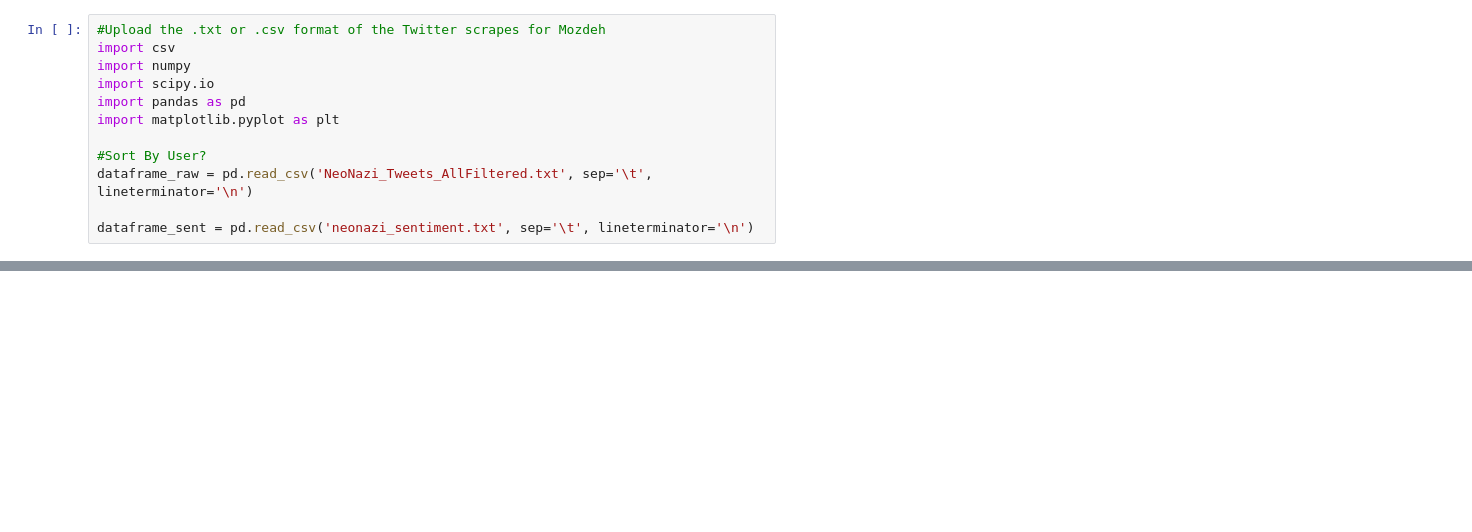
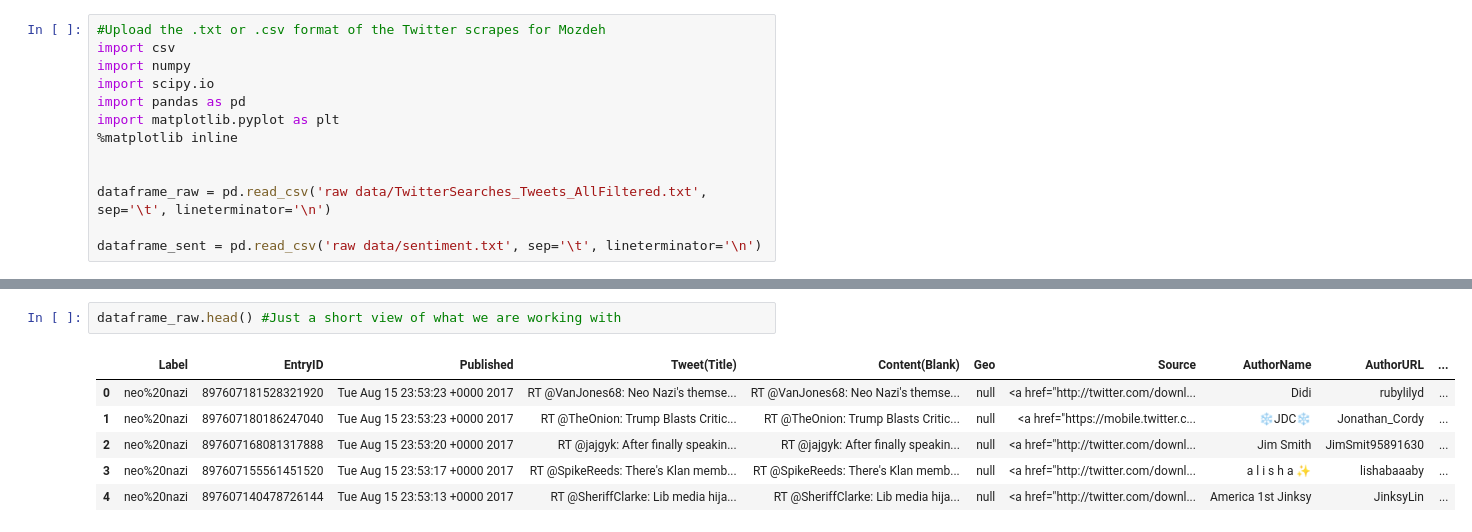
Before and after one commit to Hudsonnc/siooscillate-twitter, a Jupyter notebook: Twitter+Times+Series.ipynb, the cells around one changed output, grey strips where cells are left out. Saved outputs shown, nothing was run; the diff lists cells and outputs as text; blank space fills up the shorter version.

```diff
--- a/Twitter+Times+Series.ipynb
+++ b/Twitter+Times+Series.ipynb
@@ -5,8 +5,9 @@ import numpy
 import scipy.io
 import pandas as pd
 import matplotlib.pyplot as plt
+%matplotlib inline
 
-#Sort By User?
-dataframe_raw = pd.read_csv('NeoNazi_Tweets_AllFiltered.txt', sep='\t', lineterminator='\n')
 
-dataframe_sent = pd.read_csv('neonazi_sentiment.txt', sep='\t', lineterminator='\n')
+dataframe_raw = pd.read_csv('raw data/TwitterSearches_Tweets_AllFiltered.txt', sep='\t', lineterminator='\n')
+
+dataframe_sent = pd.read_csv('raw data/sentiment.txt', sep='\t', lineterminator='\n')
@@ -119,0 +14,9 @@ dataframe_raw
+# %%
+dataframe_raw.head() #Just a short view of what we are working with
+# %% [output]
+|  | Label | EntryID | Published | Tweet(Title) | Content(Blank) | Geo | Source | AuthorName | AuthorURL | ... |
+| 0 | neo%20nazi | 897607181528321920 | Tue Aug 15 23:53:23 +0000 2017 | RT @VanJones68: Neo Nazi's themse... | RT @VanJones68: Neo Nazi's themse... | null | <a href="http://twitter.com/downl... | Didi | rubylilyd | ... |
+| 1 | neo%20nazi | 897607180186247040 | Tue Aug 15 23:53:23 +0000 2017 | RT @TheOnion: Trump Blasts Critic... | RT @TheOnion: Trump Blasts Critic... | null | <a href="https://mobile.twitter.c... | ❄️JDC❄️ | Jonathan_Cordy | ... |
+| 2 | neo%20nazi | 897607168081317888 | Tue Aug 15 23:53:20 +0000 2017 | RT @jajgyk: After finally speakin... | RT @jajgyk: After finally speakin... | null | <a href="http://twitter.com/downl... | Jim Smith | JimSmit95891630 | ... |
+| 3 | neo%20nazi | 897607155561451520 | Tue Aug 15 23:53:17 +0000 2017 | RT @SpikeReeds: There's Klan memb... | RT @SpikeReeds: There's Klan memb... | null | <a href="http://twitter.com/downl... | a l i s h a ✨ | lishabaaaby | ... |
+| 4 | neo%20nazi | 897607140478726144 | Tue Aug 15 23:53:13 +0000 2017 | RT @SheriffClarke: Lib media hija... | RT @SheriffClarke: Lib media hija... | null | <a href="http://twitter.com/downl... | America 1st Jinksy | JinksyLin | ... |
```
Also changed, not shown: parts of 17 cells of this notebook.
